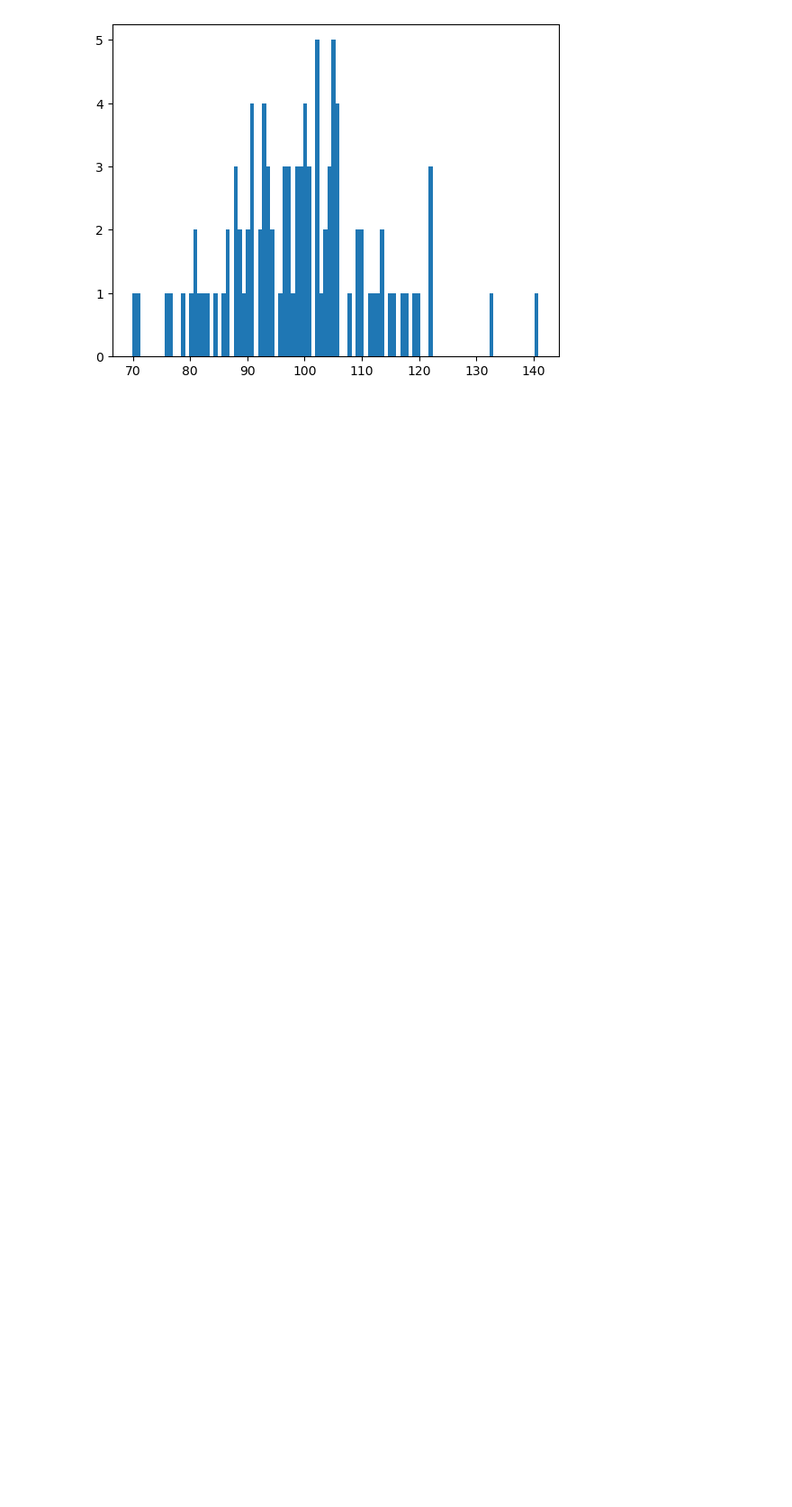
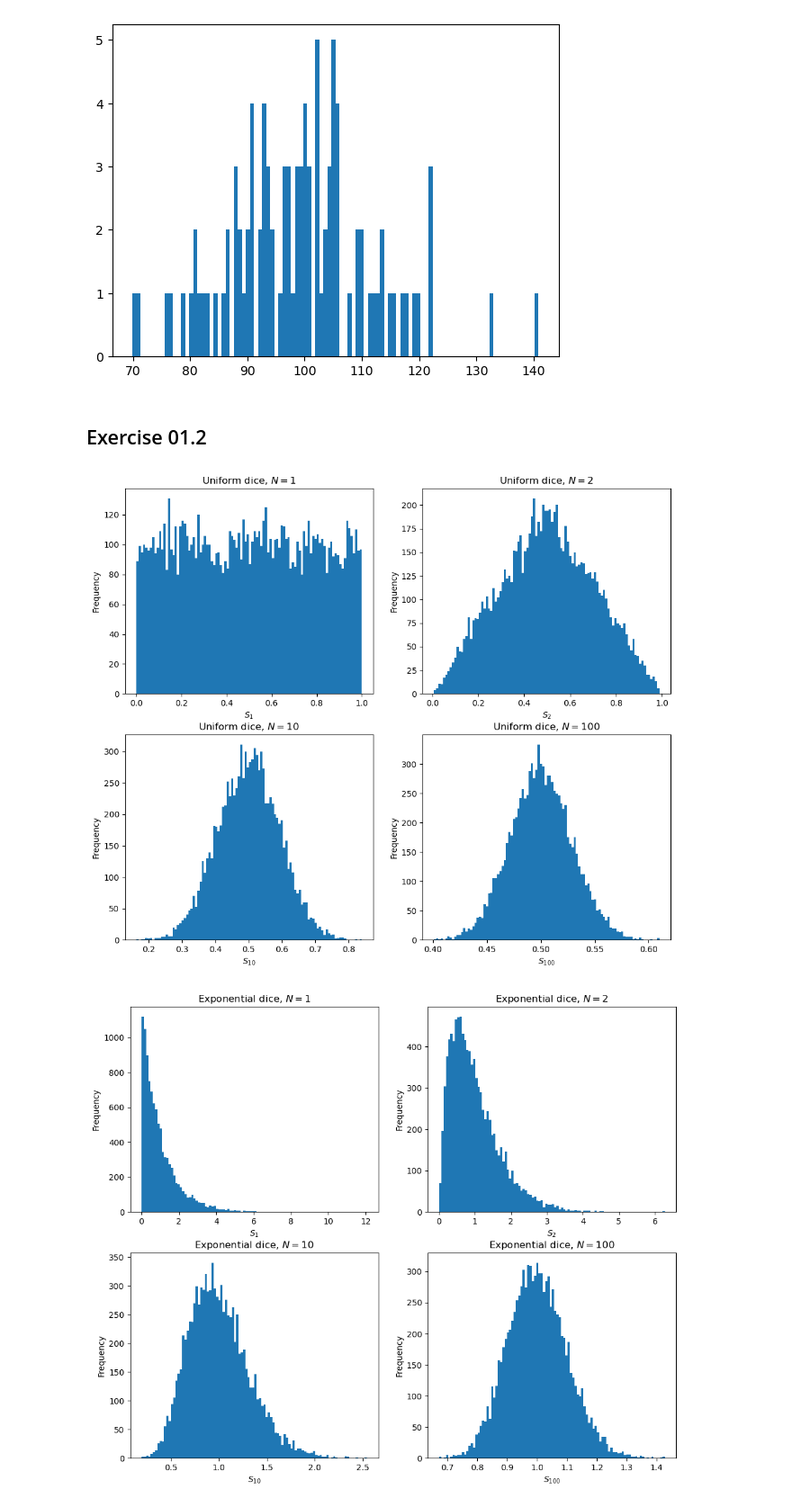
Before and after one commit to stevelonny/labsimnum, a Jupyter notebook: notebooks/exercise_01.ipynb, the cells around one changed output. Shown at 90% size. Drawn from its saved outputs; the diff is of its cells as text; code cells hidden in the pictures; blank space fills up the shorter version.

```diff
--- a/notebooks/exercise_01.ipynb
+++ b/notebooks/exercise_01.ipynb
@@ -47,3 +47,40 @@ plt.show()
 # %% [output]
 [figure]
 [figure]
+# %% [markdown]
+## Exercise 01.2
+# %%
+sumsize = [1, 2, 10, 100]
+name = [
+    "Uniform dice",
+    "Exponential dice",
+    "Cauchy-Lorentzian dice"
+]
+
+unif_s1, expo_s1, cauchy_s1         = np.loadtxt("../data/ex_01.2s_1.dat", unpack=True, usecols=(0,1,2))
+unif_s2, expo_s2, cauchy_s2         = np.loadtxt("../data/ex_01.2s_2.dat", unpack=True, usecols=(0,1,2))
+unif_s10, expo_s10, cauchy_s10      = np.loadtxt("../data/ex_01.2s_10.dat", unpack=True, usecols=(0,1,2))
+unif_s100, expo_s100, cauchy_s100   = np.loadtxt("../data/ex_01.2s_100.dat", unpack=True, usecols=(0,1,2))
+
+unif = [unif_s1, unif_s2, unif_s10, unif_s100]
+
+data = [
+    [unif_s1, unif_s2, unif_s10, unif_s100],
+    [expo_s1, expo_s2, expo_s10, expo_s100],
+    [cauchy_s1, cauchy_s2, cauchy_s10, cauchy_s100]
+]
+
+n_bins = 100
+
+for dist in range(3):
+    plt.figure(figsize = (12,10))
+    for sum in range(4):
+        plt.subplot(2,2,sum+1)
+        m = plt.hist(data[dist][sum], n_bins)
+        plt.title("{name}, $N={size}$".format(name=name[dist], size=sumsize[sum]))
+        plt.xlabel("$S_{%d}$" % sumsize[sum])
+        plt.ylabel("Frequency")
+    plt.show()
+# %% [output]
+[figure, added]
+[figure, added]
```
Also changed, not shown: parts of 1 cell of this notebook, 4 other files.
